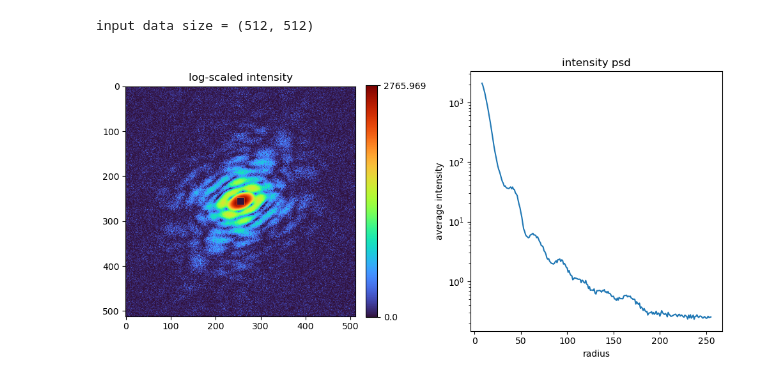
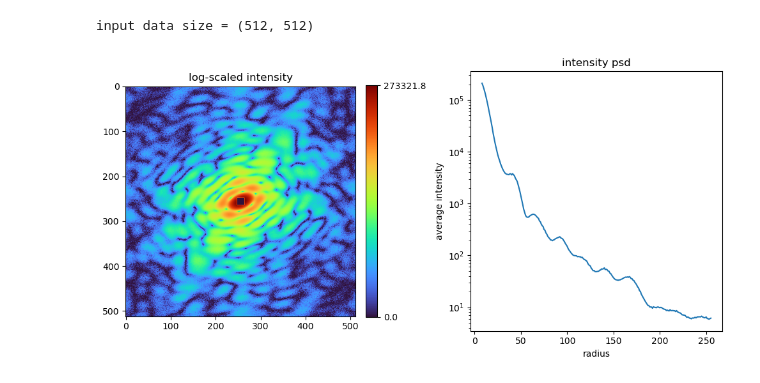
Before and after one commit to sungyun98/PhaseRetrieval, a Jupyter notebook: main.ipynb, the cells around one changed output. Drawn from its saved outputs; the diff is of its cells as text; code cells hidden in the pictures.

```diff
--- a/main.ipynb
+++ b/main.ipynb
@@ -25,7 +25,7 @@ missing data should be masked with NaN
 '''
 
 # load input data
-cnt_ph = '1e6'
+cnt_ph = '1e8'
 save_name = 'lenna_{}'.format(cnt_ph) # name for saving result
 save_path = '.' # path for saving result
 path = './sample_lenna.mat'
@@ -43,34 +43,34 @@ sample[256 - 16:256 + 16, 256 - 16:256 + 16] = f_in['obj_' + cnt_ph]
 # get support
 support = np.zeros_like(intensity)
 support[256 - 16:256 + 16, 256 - 16:256 + 16] = f_in['supp']
 
 sample = sample * support
 sample[sample < 0] = 0
 
 print('input data size = {}'.format(intensity.shape))
 time.sleep(1)
 
 # plot intensity and psd
 log_intensity = np.log(intensity + 1)
 psd_intensity = PSD(intensity, mask = missing)
 plt.figure(figsize = (10, 5), dpi = 100)
 plt.subplot(121)
 plt.imshow(log_intensity, cmap = 'turbo')
 cbar = plt.colorbar(fraction = 0.046, pad = 0.04)
 cbar.set_ticks([np.nanmin(log_intensity), np.nanmax(log_intensity)])
 cbar.set_ticklabels([np.nanmin(intensity), np.nanmax(intensity)])
 plt.title('log-scaled intensity')
 plt.subplot(122)
 plt.plot(psd_intensity)
 plt.yscale('log')
 plt.xlabel('radius')
 plt.ylabel('average intensity')
 plt.title('intensity psd')
 plt.tight_layout()
 plt.show()
 # %% [output]
 input data size = (512, 512)
-[figure, old version]
+[figure, new version]
 # %%
 # cast data type to single
 input = np.sqrt(np.fft.ifftshift(intensity)).astype(np.single) # ifftshifted
```
Also changed, not shown: parts of 7 cells of this notebook, 1 other file.
